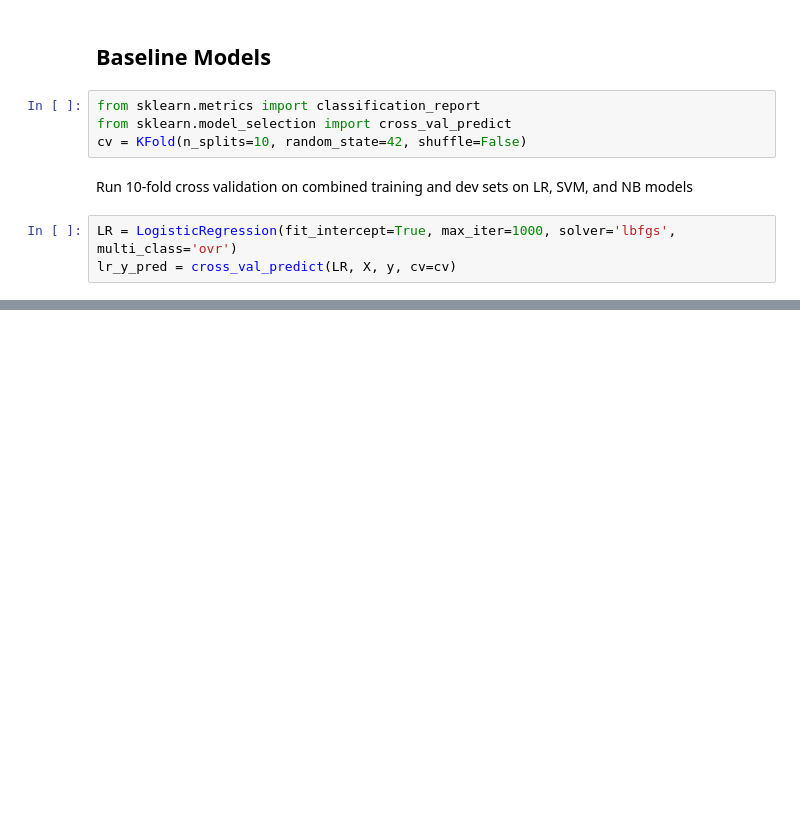
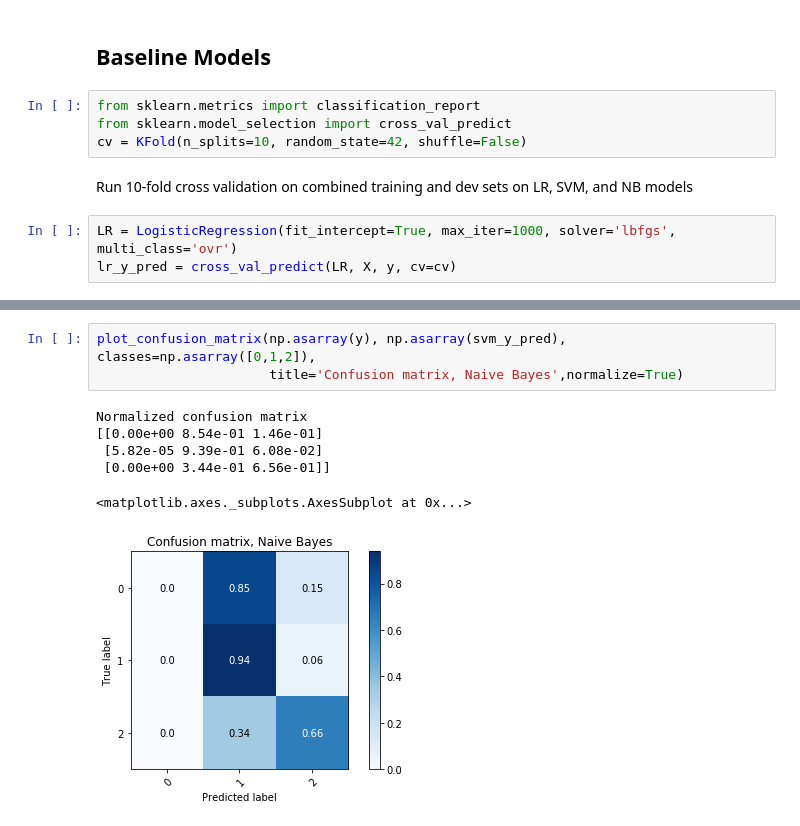
Before and after one commit to pratyushaj/abusive-language-online, a Jupyter notebook: utility/feature_extractor_with_baseline_models.ipynb, the cells around one changed output, grey strips where cells are left out. Saved outputs shown, nothing was run; the diff lists cells and outputs as text; blank space fills up the shorter version.

```diff
--- a/utility/feature_extractor_with_baseline_models.ipynb
+++ b/utility/feature_extractor_with_baseline_models.ipynb
@@ -780,0 +945,10 @@ avg / total       0.86      0.70      0.76     22214
+# %%
+plot_confusion_matrix(np.asarray(y), np.asarray(svm_y_pred), classes=np.asarray([0,1,2]),
+                      title='Confusion matrix, Naive Bayes',normalize=True)
+# %% [output]
+Normalized confusion matrix
+[[0.00e+00 8.54e-01 1.46e-01]
+ [5.82e-05 9.39e-01 6.08e-02]
+ [0.00e+00 3.44e-01 6.56e-01]]
+<matplotlib.axes._subplots.AxesSubplot at 0x...>
+[figure, added]
```
Also changed, not shown: parts of 21 cells of this notebook.
